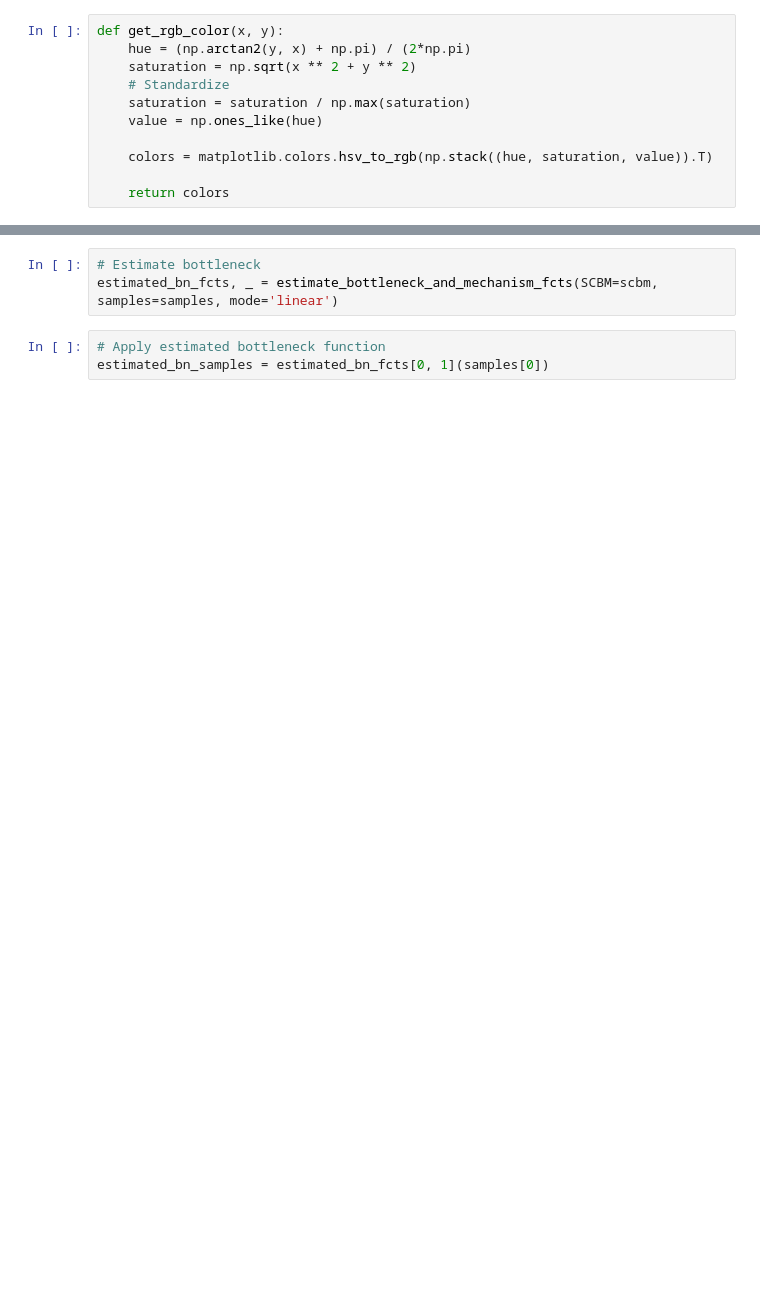
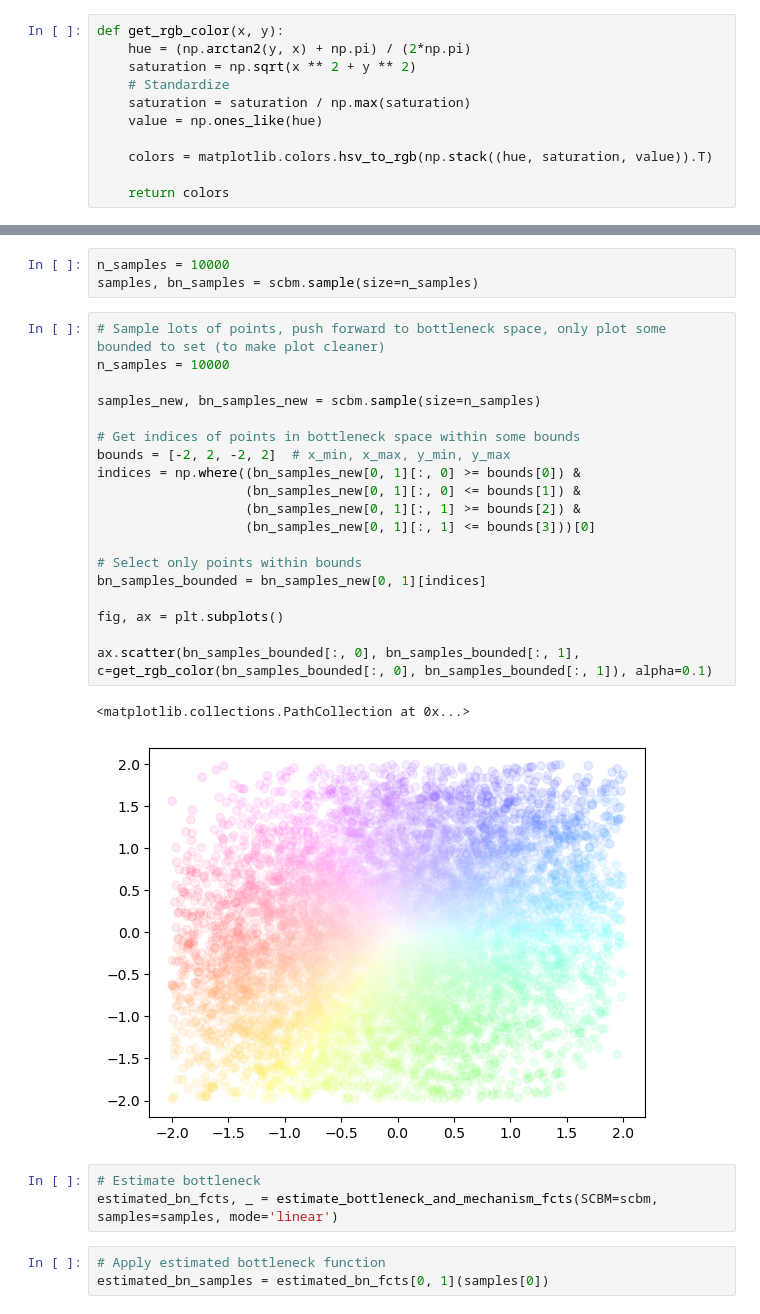
Before and after one commit to simonbing/StructuralCausalBottleneckModels, a Jupyter notebook: notebooks/identifiability_viz.ipynb, the cells around one changed output, grey strips where cells are left out. Drawn from its saved outputs; the diff is of its cells as text; blank space fills up the shorter version.

```diff
--- a/notebooks/identifiability_viz.ipynb
+++ b/notebooks/identifiability_viz.ipynb
@@ -90,3 +107,28 @@ plt.show()
+# %%
+n_samples = 10000
+samples, bn_samples = scbm.sample(size=n_samples)
+# %%
+# Sample lots of points, push forward to bottleneck space, only plot some bounded to set (to make plot cleaner)
+n_samples = 10000
+
+samples_new, bn_samples_new = scbm.sample(size=n_samples)
+
+# Get indices of points in bottleneck space within some bounds
+bounds = [-2, 2, -2, 2]  # x_min, x_max, y_min, y_max
+indices = np.where((bn_samples_new[0, 1][:, 0] >= bounds[0]) &
+                   (bn_samples_new[0, 1][:, 0] <= bounds[1]) &
+                   (bn_samples_new[0, 1][:, 1] >= bounds[2]) &
+                   (bn_samples_new[0, 1][:, 1] <= bounds[3]))[0]
+
+# Select only points within bounds
+bn_samples_bounded = bn_samples_new[0, 1][indices]
+
+fig, ax = plt.subplots()
+
+ax.scatter(bn_samples_bounded[:, 0], bn_samples_bounded[:, 1], c=get_rgb_color(bn_samples_bounded[:, 0], bn_samples_bounded[:, 1]), alpha=0.1)
+# %% [output]
+<matplotlib.collections.PathCollection at 0x...>
+[figure, added]
 # %%
 # Estimate bottleneck
 estimated_bn_fcts, _ = estimate_bottleneck_and_mechanism_fcts(SCBM=scbm, samples=samples, mode='linear')
```
Also changed, not shown: parts of 18 cells of this notebook.
